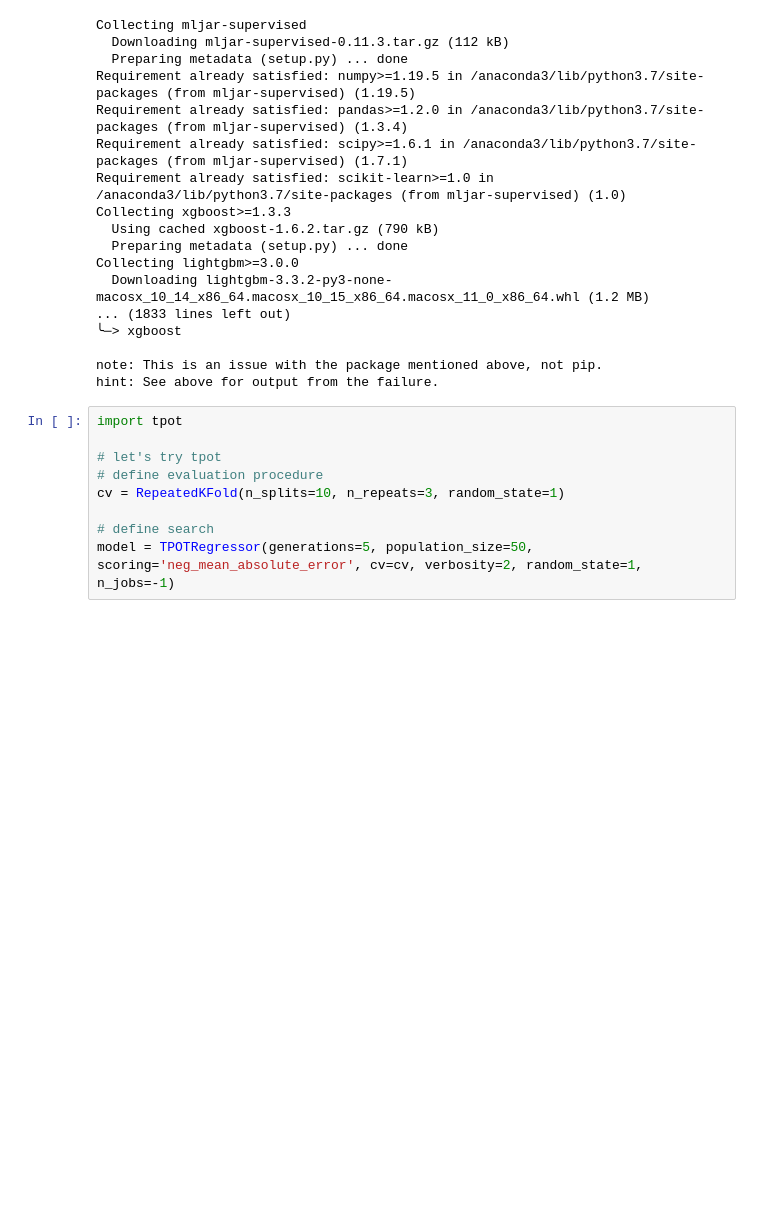
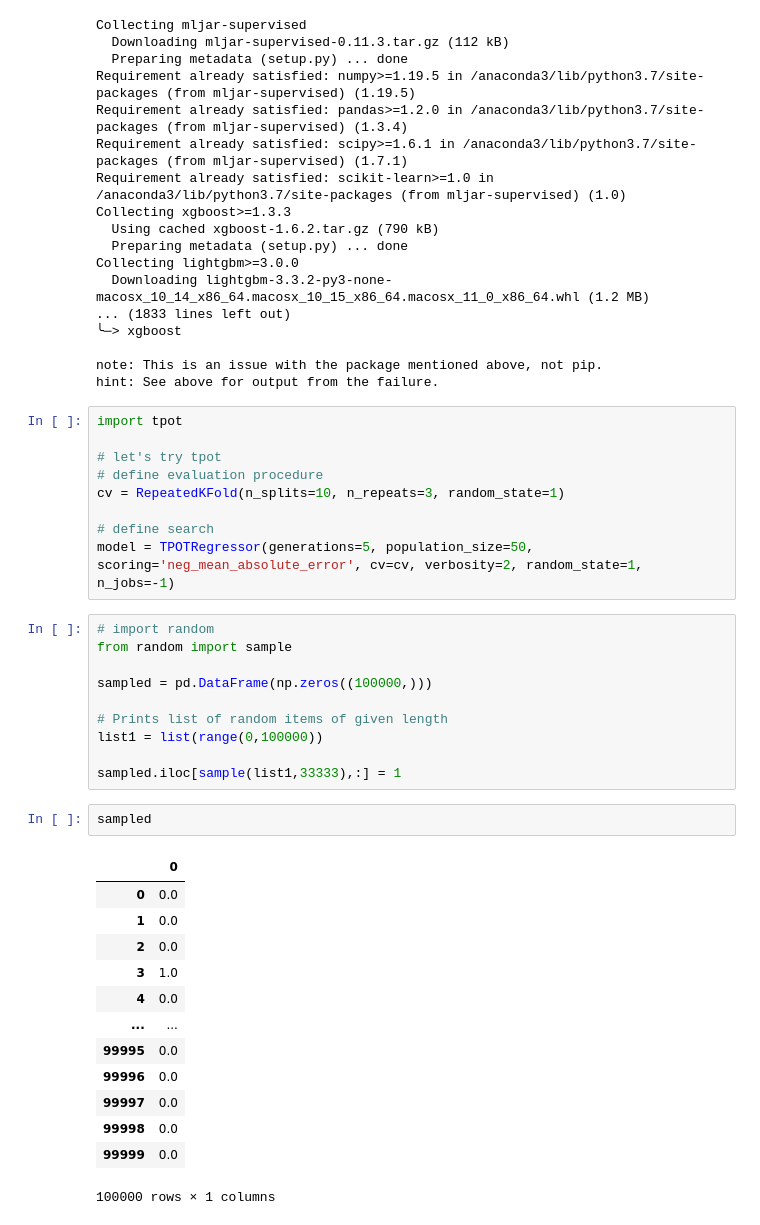
Before and after one commit to SalahMah1/finance_project_hec, a Jupyter notebook: regression_proba.ipynb, the cells around one changed output. Cells and saved outputs as stored; diff of their text form; blank space fills up the shorter version.

```diff
--- a/regression_proba.ipynb
+++ b/regression_proba.ipynb
@@ -306,3 +324,29 @@ cv = RepeatedKFold(n_splits=10, n_repeats=3, random_state=1)
 
 # define search
 model = TPOTRegressor(generations=5, population_size=50, scoring='neg_mean_absolute_error', cv=cv, verbosity=2, random_state=1, n_jobs=-1)
+# %%
+# import random
+from random import sample
+
+sampled = pd.DataFrame(np.zeros((100000,)))
+
+# Prints list of random items of given length
+list1 = list(range(0,100000))
+
+sampled.iloc[sample(list1,33333),:] = 1
+# %%
+sampled
+# %% [output]
+|  | 0 |
+| 0 | 0.0 |
+| 1 | 0.0 |
+| 2 | 0.0 |
+| 3 | 1.0 |
+| 4 | 0.0 |
+| ... | ... |
+| 99995 | 0.0 |
+| 99996 | 0.0 |
+| 99997 | 0.0 |
+| 99998 | 0.0 |
+| 99999 | 0.0 |
+100000 rows × 1 columns
```
Also changed, not shown: parts of 3 cells of this notebook, 3 other files.
